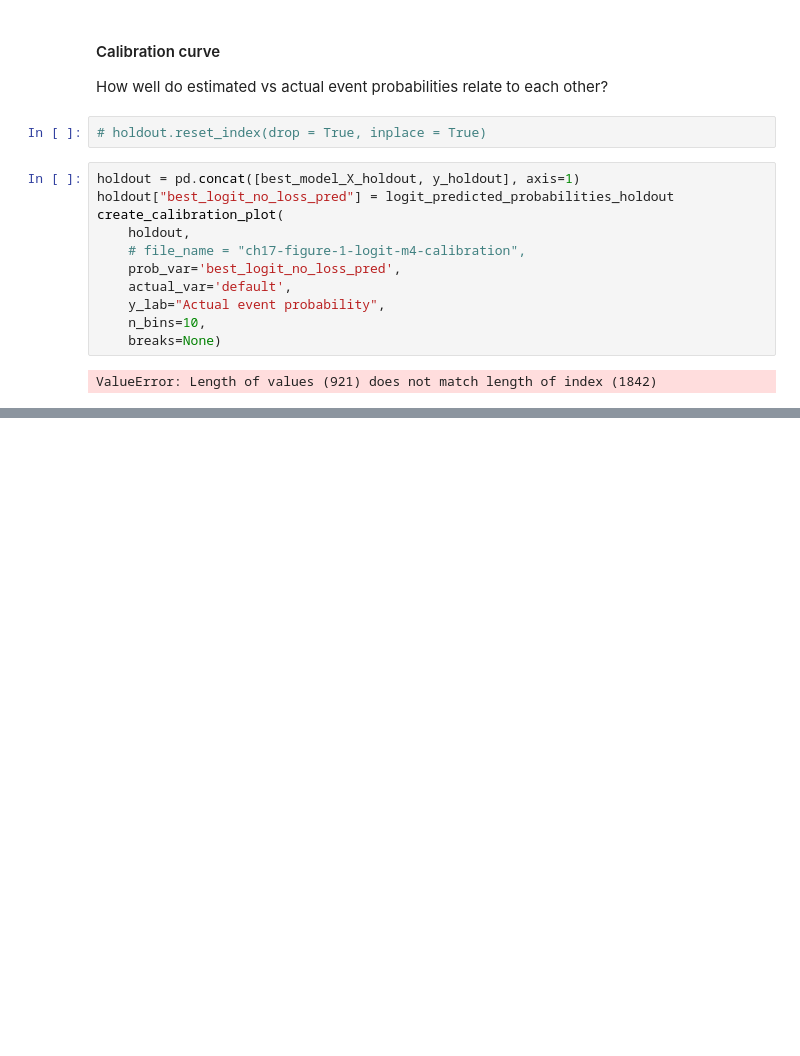
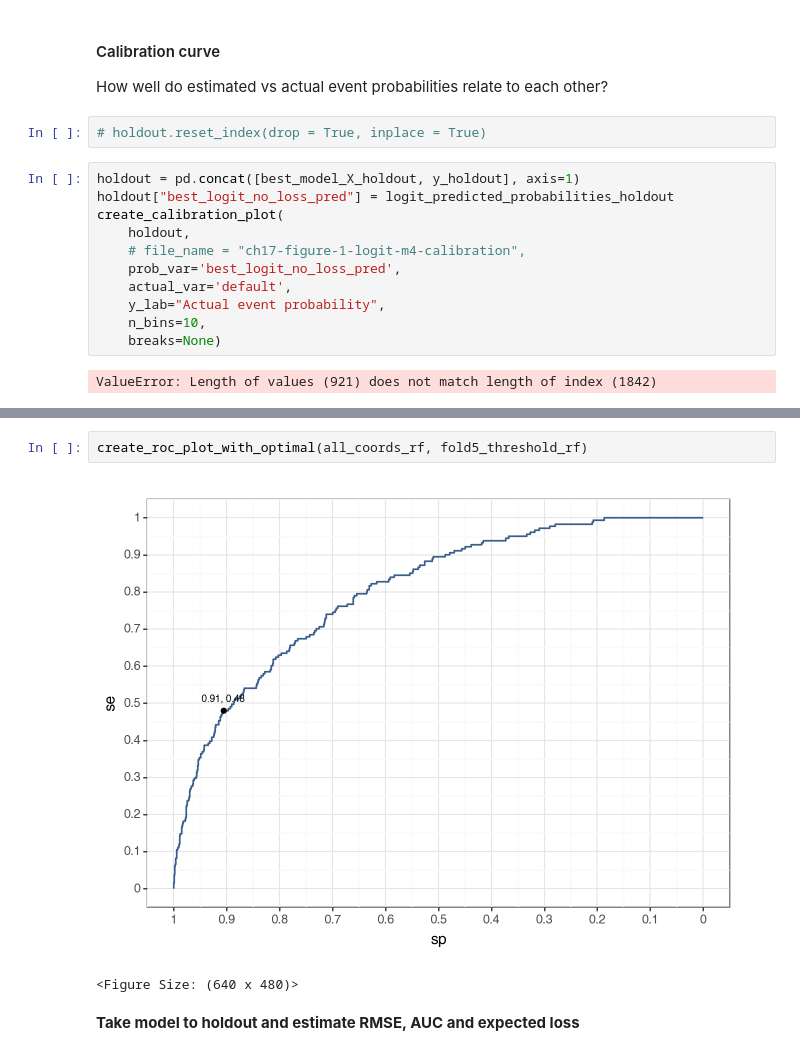
Before and after one commit to mateschieszler/DA3-A3, a Jupyter notebook: DA3_A3_code.ipynb, the cells around one changed output, grey strips where cells are left out. Cells and saved outputs as stored; diff of their text form; blank space fills up the shorter version.

```diff
--- a/DA3_A3_code.ipynb
+++ b/DA3_A3_code.ipynb
@@ -2034,0 +2530,7 @@ ValueError: Length of values (921) does not match length of index (1842)
+# %%
+create_roc_plot_with_optimal(all_coords_rf, fold5_threshold_rf)
+# %% [output]
+[figure, added]
+<Figure Size: (640 x 480)>
+# %% [markdown]
+**Take model to holdout and estimate RMSE, AUC and expected loss**
```
Also changed, not shown: parts of 70 cells of this notebook.
